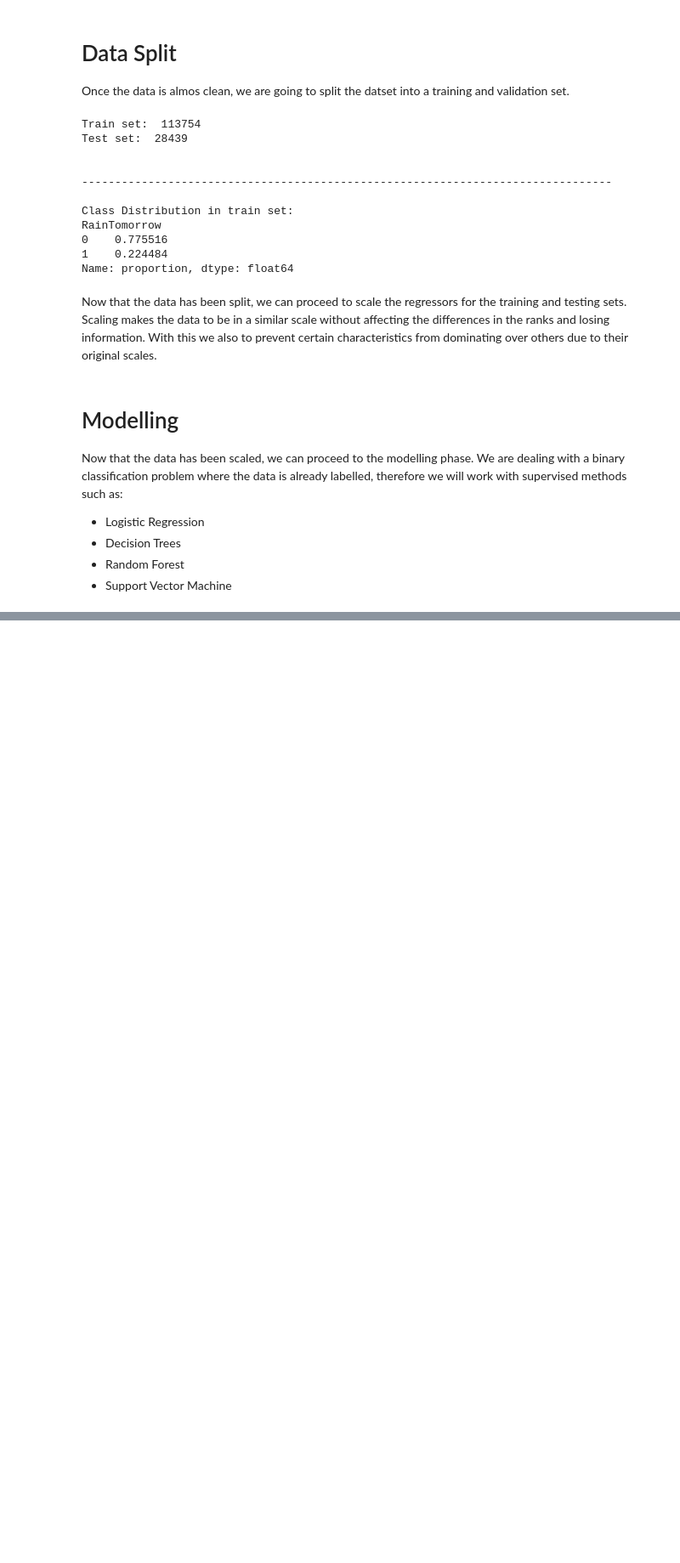
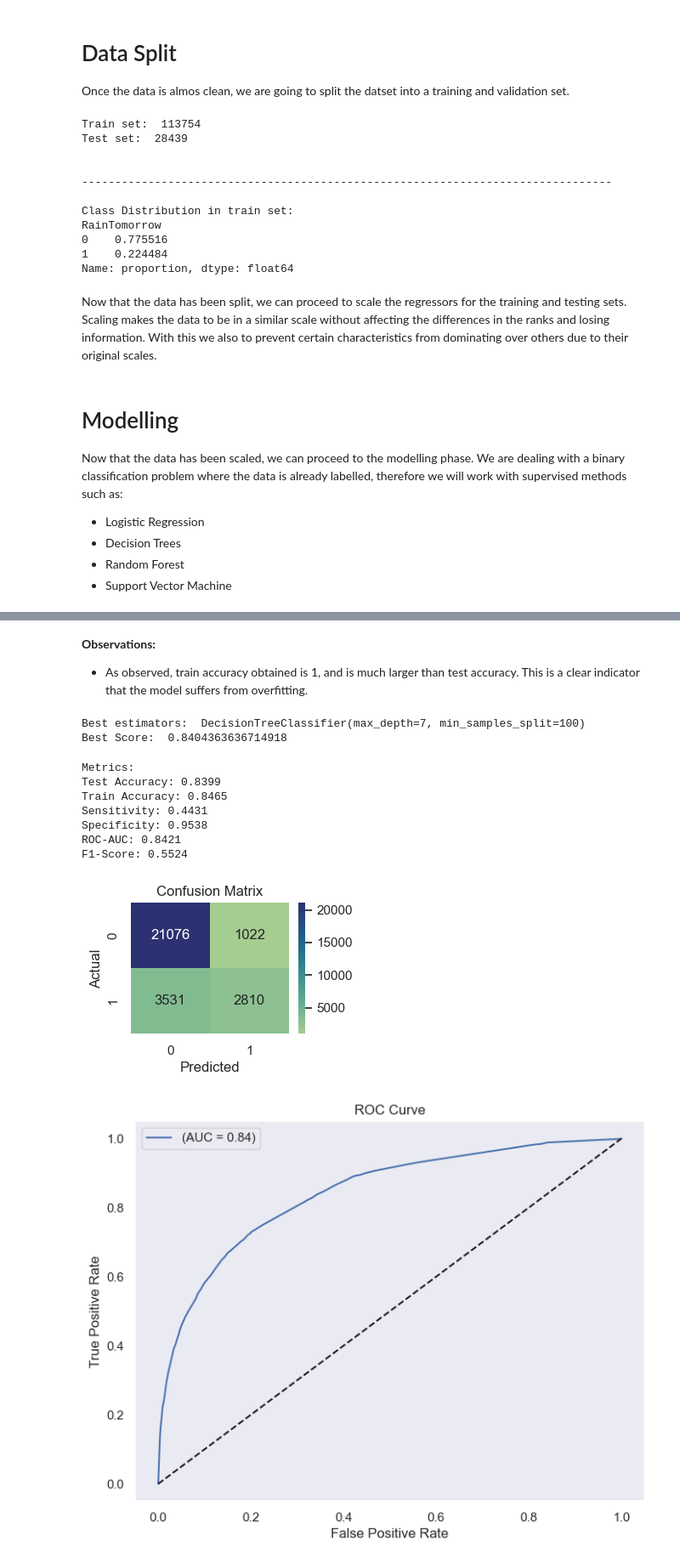
Before and after one commit to joseprau/RainAustraliaML, a Jupyter notebook: notebook.ipynb, the cells around one changed output, grey strips where cells are left out. Shown at 85% size. Drawn from its saved outputs; the diff is of its cells as text; code cells hidden in the pictures; blank space fills up the shorter version.

```diff
--- a/notebook.ipynb
+++ b/notebook.ipynb
@@ -746,0 +826,19 @@ ROC-AUC: 0.8669
+# %% [markdown]
+**Observations:**
+- As observed, train accuracy obtained is 1, and is much larger than test accuracy. This is a clear indicator that the model suffers from overfitting.
+# %%
+clf_params = {"max_depth": range(4, 10), "min_samples_split": [2, 10, 20, 50, 100]}
+
+# Create
+clf = DecisionTreeClassifier()
+clf_grid = GridSearchCV(clf, param_grid= clf_params, cv = kfold, n_jobs= -1, scoring= 'accuracy')
+
+# Train the GridSearch
+clf_grid.fit(X_train_norm, y_train)
+
+
+print("Best estimators: ", clf_grid.best_estimator_)
+print("Best Score: ", clf_grid.best_score_)
+# %% [output]
+Best estimators:  DecisionTreeClassifier(max_depth=7, min_samples_split=100)
+Best Score:  0.8404363636714918
@@ -746,0 +849,14 @@ ROC-AUC: 0.8669
+# %%
+clf_optimal = pickle.load(open("./models/clf_grid.pkl", "rb"))
+# %%
+results["Decision Tree (Tunned)"] = evaluate_model(clf_optimal)
+# %% [output]
+Metrics:
+Test Accuracy: 0.8399
+Train Accuracy: 0.8465
+Sensitivity: 0.4431
+Specificity: 0.9538
+ROC-AUC: 0.8421
+F1-Score: 0.5524
+[figure, added]
+[figure, added]
```
Also changed, not shown: parts of 17 cells of this notebook, 3 other files.
